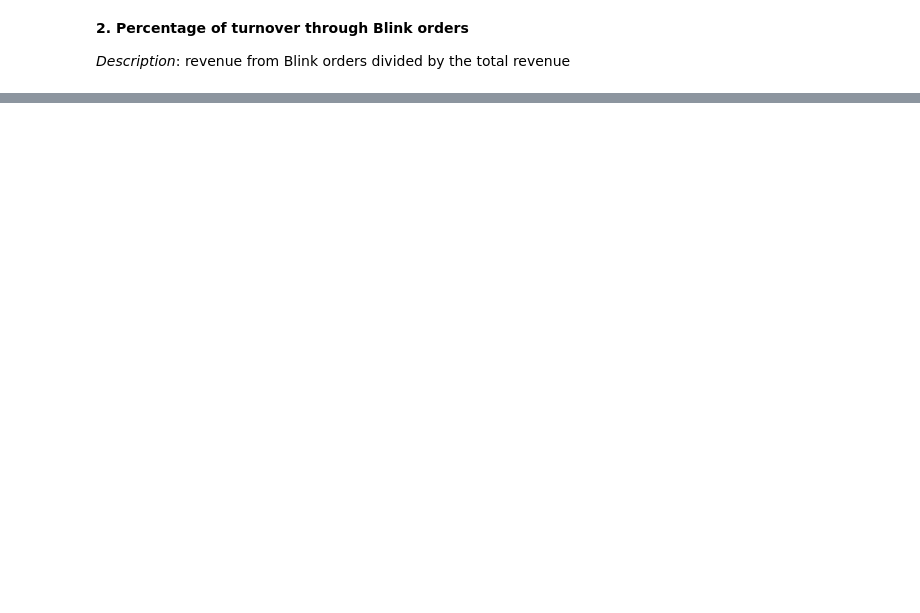
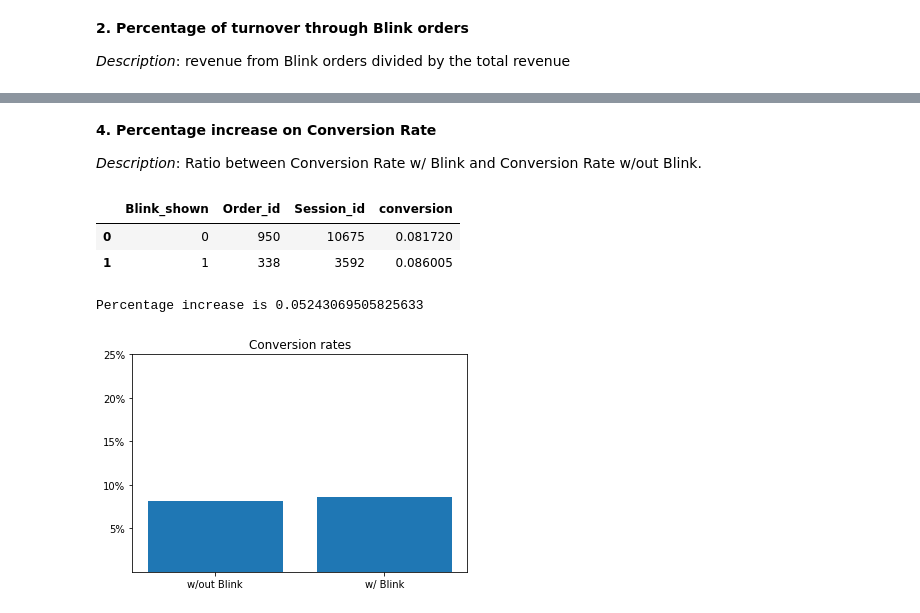
Before and after one commit to pietrobelligoli/Blink-Customer-Data-Management, a Jupyter notebook: Peppe_script.ipynb, the cells around one changed output, grey strips where cells are left out. Drawn from its saved outputs; the diff is of its cells as text; code cells hidden in the pictures; blank space fills up the shorter version.

Commit message:
script w/ conversion

```diff
--- a/Peppe_script.ipynb
+++ b/Peppe_script.ipynb
@@ -63,4 +77,13 @@ orders_filtered = orders[
     & (orders.hour_of_day < hod_end)
     ].reset_index(drop = True)
 
-display(orders.head(5))
+sessions_filtered = sessions
+# [
+#     orders.Country.isin(country_list)
+#     & orders.Merchant.isin(merchant_list)
+#     & (orders.date >= date_start)
+#     & (orders.date < date_end)
+#     & (orders.day_of_week.isin(day_of_week_list))
+#     & (orders.hour_of_day >= hod_start)
+#     & (orders.hour_of_day < hod_end)
+#     ].reset_index(drop = True)
@@ -141,0 +158,38 @@ Name: Order_id, Length: 376, dtype: int64
+# %% [markdown]
+**4. Percentage increase on Conversion Rate**
+<p> <i>Description</i>: Ratio between Conversion Rate w/ Blink and Conversion Rate w/out Blink. </p>
+# %%
+def f(cap, inv):
+    if (cap == 1) & (inv == 1):
+        return 1
+    else:
+        return 0
+
+orders_new = orders_filtered
+orders_new['Blink_shown'] = orders_new.apply(lambda x: f(x.Cap_eligibility, x.Inventory_av_eligibility), axis = 1)
+
+sessions_new = sessions_filtered
+sessions_new['Blink_shown'] = sessions_new.apply(lambda x: f(x.Cap_eligibility, x.Inventory_av_eligibility), axis = 1)
+
+conversions = orders_new.groupby('Blink_shown').Order_id.count().reset_index()
+totals = sessions_new.groupby('Blink_shown').Session_id.count().reset_index()
+ratios = conversions.merge(totals, how = 'left')
+ratios['conversion'] = ratios.Order_id / (ratios.Order_id + ratios.Session_id)
+
+display(ratios)
+print("\nPercentage increase is " + str((ratios.conversion[1] - ratios.conversion[0]) / ratios.conversion[0]))
+
+ax = plt.subplot()
+plt.bar(range(len(ratios.conversion)), ratios.conversion)
+ax.set_xticks(range(len(ratios)))
+ax.set_xticklabels(['w/out Blink', 'w/ Blink'])
+ax.set_yticks([0.05, 0.10, 0.15, 0.20, 0.25])
+ax.set_yticklabels(['5%', '10%', '15%', '20%', '25%'])
+plt.title('Conversion rates')
+plt.show()
+# %% [output]
+|  | Blink_shown | Order_id | Session_id | conversion |
+| 0 | 0 | 950 | 10675 | 0.081720 |
+| 1 | 1 | 338 | 3592 | 0.086005 |
+Percentage increase is 0.05243069505825633
+[figure, added]
```
Also changed, not shown: parts of 12 cells of this notebook.
